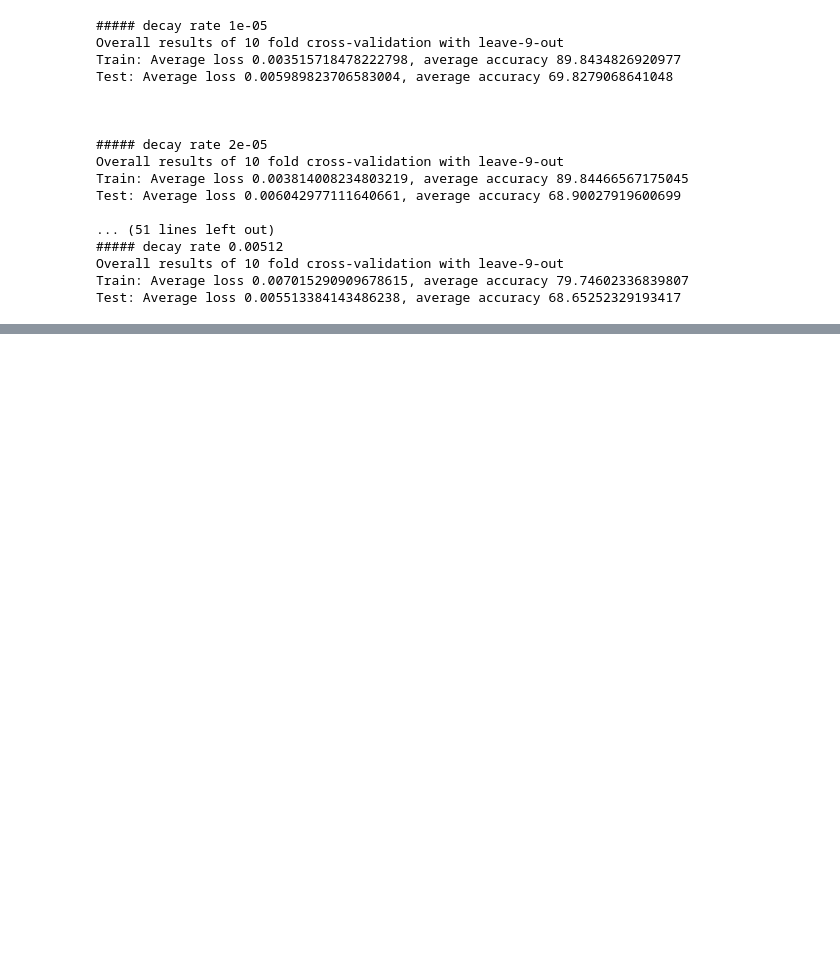
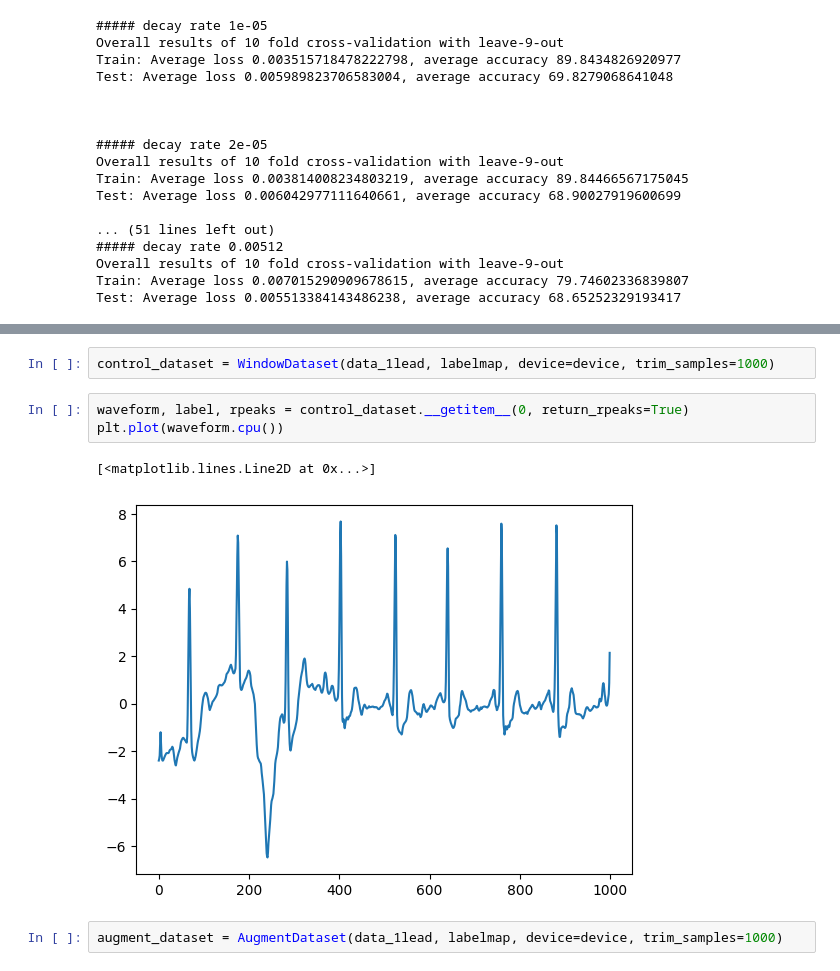
Before and after one commit to MattyAB/ecg_transfer, a Jupyter notebook: ecg.ipynb, the cells around one changed output, grey strips where cells are left out. Cells and saved outputs as stored; diff of their text form; blank space fills up the shorter version.

```diff
--- a/ecg.ipynb
+++ b/ecg.ipynb
@@ -245,0 +256,10 @@ Test: Average loss 0.005513384143486238, average accuracy 68.65252329193417
+# %%
+control_dataset = WindowDataset(data_1lead, labelmap, device=device, trim_samples=1000)
+# %%
+waveform, label, rpeaks = control_dataset.__getitem__(0, return_rpeaks=True)
+plt.plot(waveform.cpu())
+# %% [output]
+[<matplotlib.lines.Line2D at 0x...>]
+[figure, added]
+# %%
+augment_dataset = AugmentDataset(data_1lead, labelmap, device=device, trim_samples=1000)
```
Also changed, not shown: parts of 8 cells of this notebook, 3 other files.
